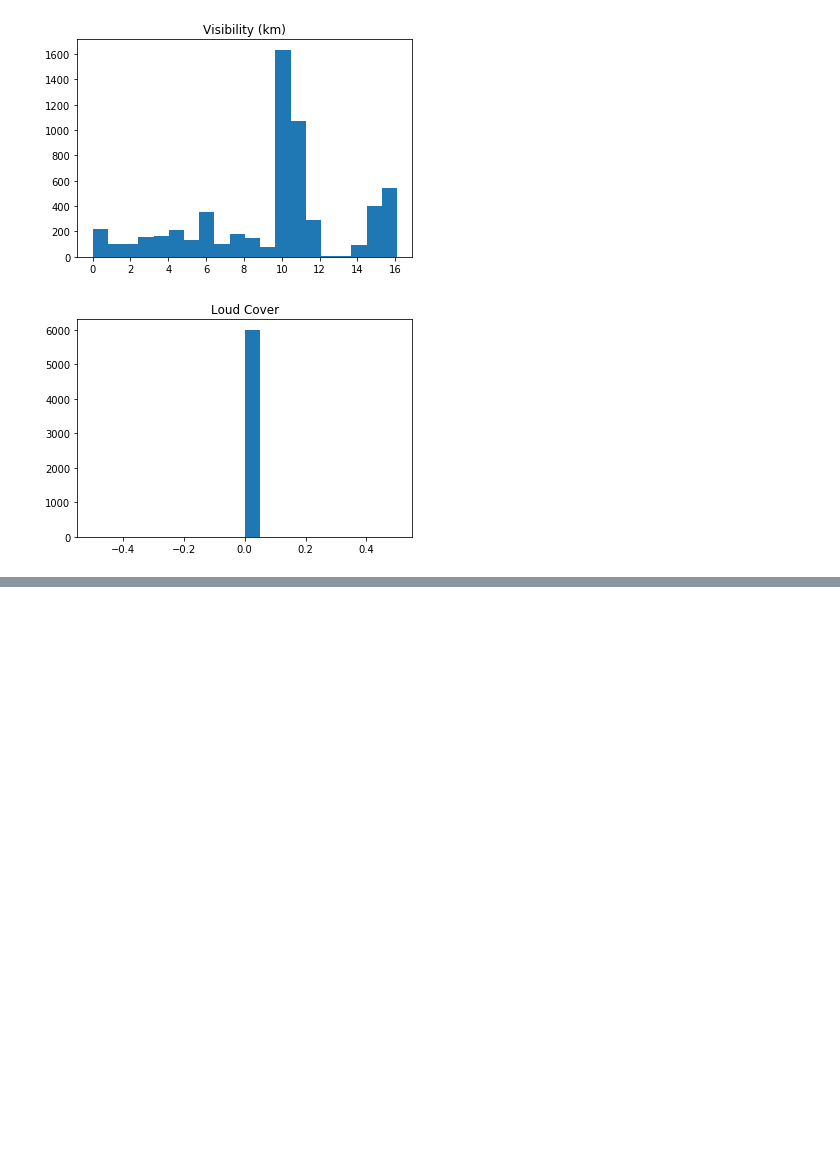
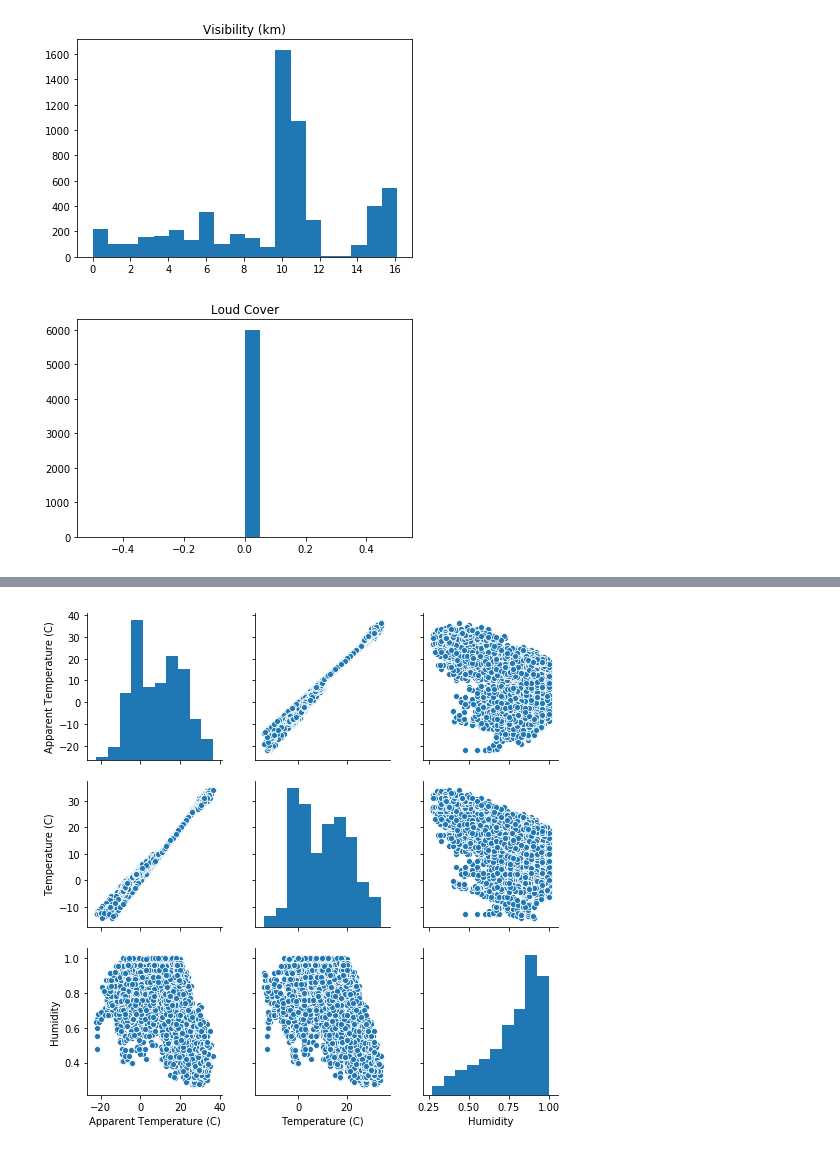
Before and after one commit to smartysam9821/DS, a Jupyter notebook: EDA_App_Temp.ipynb, the cells around one changed output, grey strips where cells are left out. Drawn from its saved outputs; the diff is of its cells as text; code cells hidden in the pictures; blank space fills up the shorter version.

```diff
--- a/EDA_App_Temp.ipynb
+++ b/EDA_App_Temp.ipynb
@@ -219,0 +293,5 @@ plt.show()
+# %%
+sns.pairplot(df[['Apparent Temperature (C)','Temperature (C)', 'Humidity' ]])
+plt.show()
+# %% [output]
+[figure, added]
```
Also changed, not shown: parts of 14 cells of this notebook.
